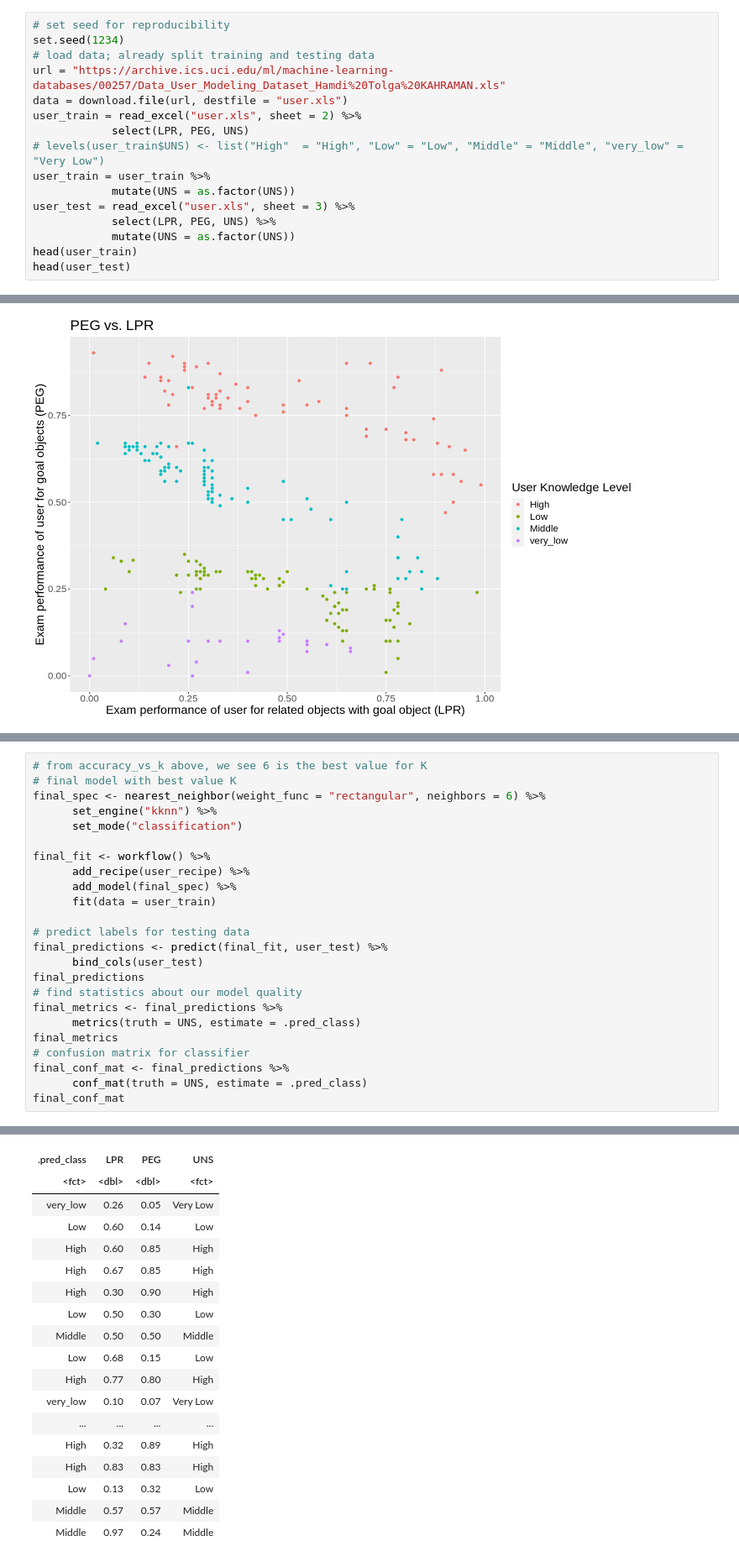
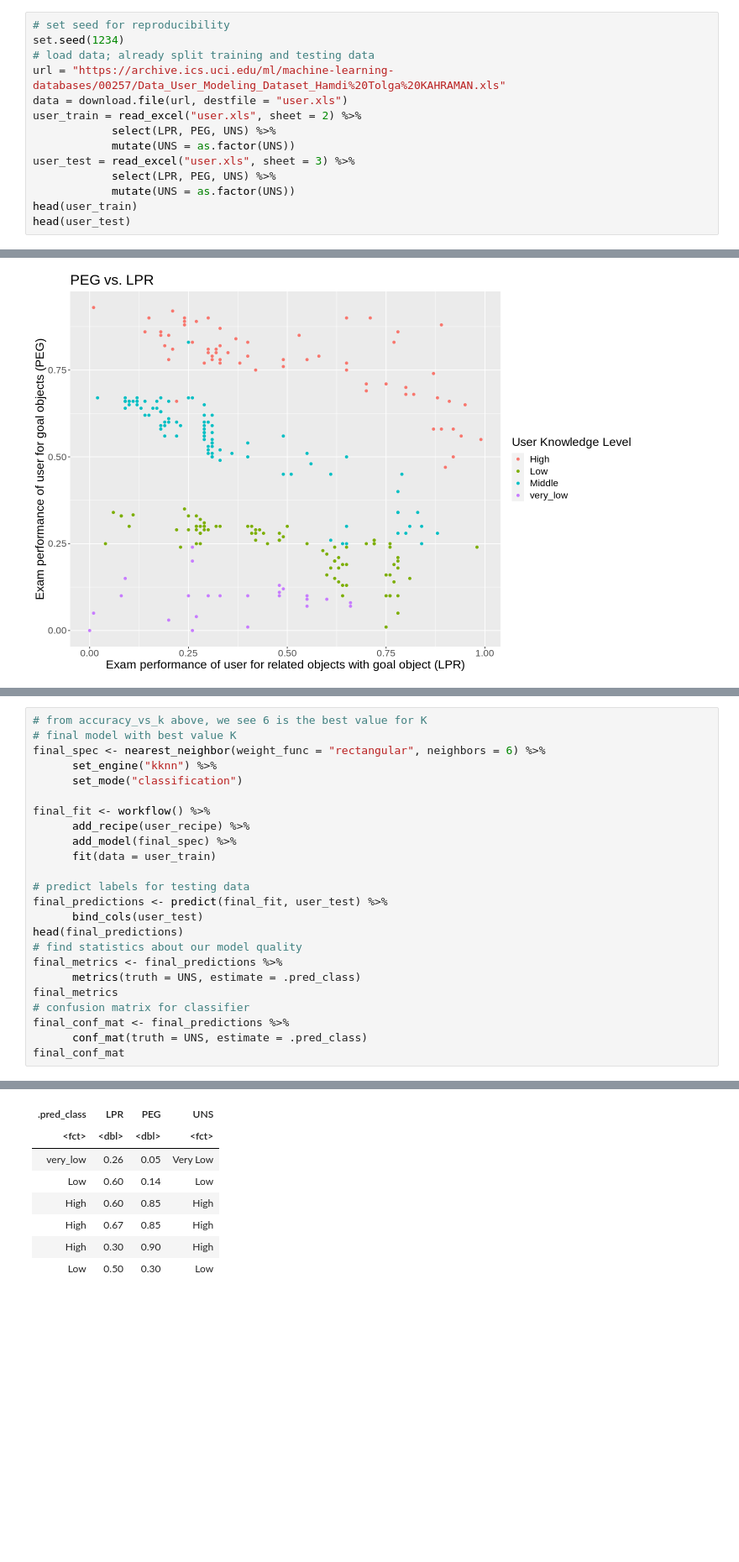
Before and after one commit to janicechn/project-005-25, a Jupyter notebook: term-project.ipynb, the cells around one changed output, grey strips where cells are left out. Shown at 84% size. Drawn from its saved outputs; the diff is of its cells as text; blank space fills up the shorter version.

```diff
--- a/term-project.ipynb
+++ b/term-project.ipynb
@@ -15,9 +15,7 @@ set.seed(1234)
 url = "https://archive.ics.uci.edu/ml/machine-learning-databases/00257/Data_User_Modeling_Dataset_Hamdi%20Tolga%20KAHRAMAN.xls"
 data = download.file(url, destfile = "user.xls")
 user_train = read_excel("user.xls", sheet = 2) %>%
-            select(LPR, PEG, UNS)
-# levels(user_train$UNS) <- list("High"  = "High", "Low" = "Low", "Middle" = "Middle", "very_low" = "Very Low")
-user_train = user_train %>%
+            select(LPR, PEG, UNS) %>%
             mutate(UNS = as.factor(UNS))
 user_test = read_excel("user.xls", sheet = 3) %>%
             select(LPR, PEG, UNS) %>%
@@ -100,7 +122,7 @@ final_fit <- workflow() %>%
 # predict labels for testing data
 final_predictions <- predict(final_fit, user_test) %>%
       bind_cols(user_test)
-final_predictions
+head(final_predictions)
 # find statistics about our model quality
 final_metrics <- final_predictions %>%
       metrics(truth = UNS, estimate = .pred_class)
@@ -114,21 +136,11 @@ A tibble: 145 × 4
 | .pred_class | LPR | PEG | UNS |
 | <fct> | <dbl> | <dbl> | <fct> |
 | very_low | 0.26 | 0.05 | Very Low |
 | Low | 0.60 | 0.14 | Low |
 | High | 0.60 | 0.85 | High |
 | High | 0.67 | 0.85 | High |
 | High | 0.30 | 0.90 | High |
 | Low | 0.50 | 0.30 | Low |
-| Middle | 0.50 | 0.50 | Middle |
-| Low | 0.68 | 0.15 | Low |
-| High | 0.77 | 0.80 | High |
-| very_low | 0.10 | 0.07 | Very Low |
-| ... | ... | ... | ... |
-| High | 0.32 | 0.89 | High |
-| High | 0.83 | 0.83 | High |
-| Low | 0.13 | 0.32 | Low |
-| Middle | 0.57 | 0.57 | Middle |
-| Middle | 0.97 | 0.24 | Middle |
 ERROR: Error:
 ! In metric: `accuracy`
 Problem while computing `.estimate = metric_fn(truth = UNS, estimate = .pred_class, na_rm = na_rm)`.
```
Also changed, not shown: parts of 3 cells of this notebook.
